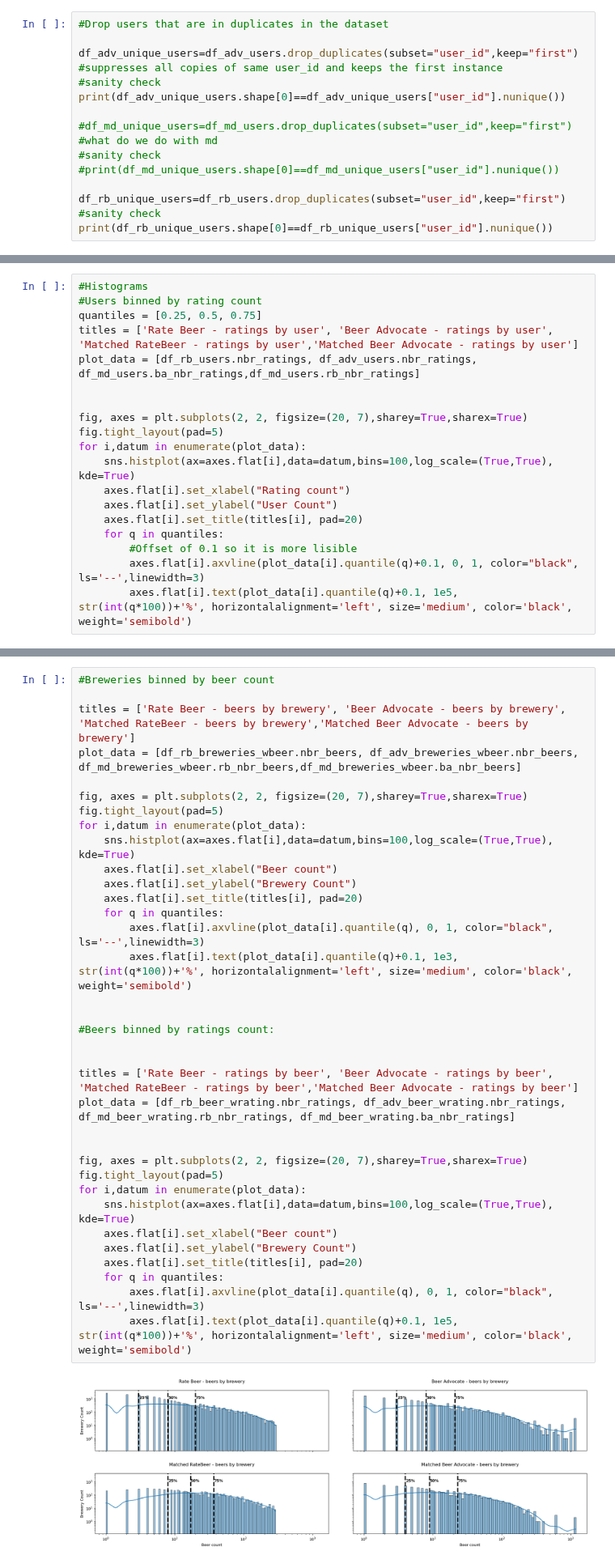
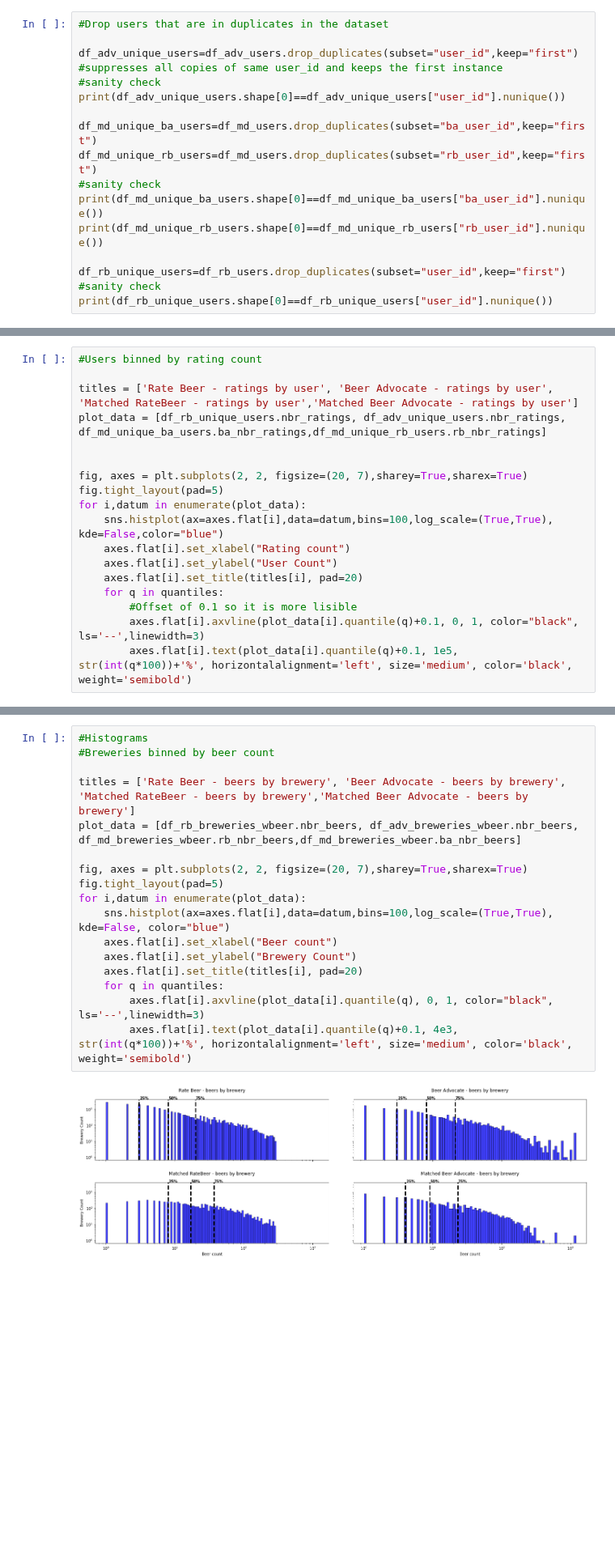
Before and after one commit to epfl-ada/ada-2022-project-hotchocolate, a Jupyter notebook: Notebook.ipynb, the cells around one changed output, grey strips where cells are left out. Shown at 81% size. Cells and saved outputs as stored; diff of their text form; blank space fills up the shorter version.

```diff
--- a/Notebook.ipynb
+++ b/Notebook.ipynb
@@ -224,9 +240,11 @@ df_adv_unique_users=df_adv_users.drop_duplicates(subset="user_id",keep="first")
 #sanity check
 print(df_adv_unique_users.shape[0]==df_adv_unique_users["user_id"].nunique())
 
-#df_md_unique_users=df_md_users.drop_duplicates(subset="user_id",keep="first") #what do we do with md
+df_md_unique_ba_users=df_md_users.drop_duplicates(subset="ba_user_id",keep="first")
+df_md_unique_rb_users=df_md_users.drop_duplicates(subset="rb_user_id",keep="first")
 #sanity check
-#print(df_md_unique_users.shape[0]==df_md_unique_users["user_id"].nunique())
+print(df_md_unique_ba_users.shape[0]==df_md_unique_ba_users["ba_user_id"].nunique())
+print(df_md_unique_rb_users.shape[0]==df_md_unique_rb_users["rb_user_id"].nunique())
 
 df_rb_unique_users=df_rb_users.drop_duplicates(subset="user_id",keep="first")
 #sanity check
@@ -301,15 +389,14 @@ print("{} breweries have been dropped from the RateBeer dataset".format((df_rb_b
 # %%
-#Histograms
 #Users binned by rating count
-quantiles = [0.25, 0.5, 0.75]
+
 titles = ['Rate Beer - ratings by user', 'Beer Advocate - ratings by user', 'Matched RateBeer - ratings by user','Matched Beer Advocate - ratings by user']
-plot_data = [df_rb_users.nbr_ratings, df_adv_users.nbr_ratings, df_md_users.ba_nbr_ratings,df_md_users.rb_nbr_ratings]
+plot_data = [df_rb_unique_users.nbr_ratings, df_adv_unique_users.nbr_ratings, df_md_unique_ba_users.ba_nbr_ratings,df_md_unique_rb_users.rb_nbr_ratings]
 
 
 fig, axes = plt.subplots(2, 2, figsize=(20, 7),sharey=True,sharex=True)
 fig.tight_layout(pad=5)
 for i,datum in enumerate(plot_data):
-    sns.histplot(ax=axes.flat[i],data=datum,bins=100,log_scale=(True,True), kde=True)
+    sns.histplot(ax=axes.flat[i],data=datum,bins=100,log_scale=(True,True), kde=False,color="blue")
     axes.flat[i].set_xlabel("Rating count")
     axes.flat[i].set_ylabel("User Count")
     axes.flat[i].set_title(titles[i], pad=20)
@@ -322,37 +496,19 @@ for i,datum in enumerate(plot_data):
 # %%
+#Histograms
 #Breweries binned by beer count
 
 titles = ['Rate Beer - beers by brewery', 'Beer Advocate - beers by brewery', 'Matched RateBeer - beers by brewery','Matched Beer Advocate - beers by brewery']
 plot_data = [df_rb_breweries_wbeer.nbr_beers, df_adv_breweries_wbeer.nbr_beers, df_md_breweries_wbeer.rb_nbr_beers,df_md_breweries_wbeer.ba_nbr_beers]
 
 fig, axes = plt.subplots(2, 2, figsize=(20, 7),sharey=True,sharex=True)
 fig.tight_layout(pad=5)
 for i,datum in enumerate(plot_data):
-    sns.histplot(ax=axes.flat[i],data=datum,bins=100,log_scale=(True,True), kde=True)
+    sns.histplot(ax=axes.flat[i],data=datum,bins=100,log_scale=(True,True), kde=False, color="blue")
     axes.flat[i].set_xlabel("Beer count")
     axes.flat[i].set_ylabel("Brewery Count")
     axes.flat[i].set_title(titles[i], pad=20)
     for q in quantiles:
         axes.flat[i].axvline(plot_data[i].quantile(q), 0, 1, color="black", ls='--',linewidth=3)
-        axes.flat[i].text(plot_data[i].quantile(q)+0.1, 1e3, str(int(q*100))+'%', horizontalalignment='left', size='medium', color='black', weight='semibold')
-
-
-#Beers binned by ratings count:
-
-
-titles = ['Rate Beer - ratings by beer', 'Beer Advocate - ratings by beer', 'Matched RateBeer - ratings by beer','Matched Beer Advocate - ratings by beer']
-plot_data = [df_rb_beer_wrating.nbr_ratings, df_adv_beer_wrating.nbr_ratings, df_md_beer_wrating.rb_nbr_ratings, df_md_beer_wrating.ba_nbr_ratings]
-
-
-fig, axes = plt.subplots(2, 2, figsize=(20, 7),sharey=True,sharex=True)
-fig.tight_layout(pad=5)
-for i,datum in enumerate(plot_data):
-    sns.histplot(ax=axes.flat[i],data=datum,bins=100,log_scale=(True,True), kde=True)
-    axes.flat[i].set_xlabel("Beer count")
-    axes.flat[i].set_ylabel("Brewery Count")
-    axes.flat[i].set_title(titles[i], pad=20)
-    for q in quantiles:
-        axes.flat[i].axvline(plot_data[i].quantile(q), 0, 1, color="black", ls='--',linewidth=3)
-        axes.flat[i].text(plot_data[i].quantile(q)+0.1, 1e5, str(int(q*100))+'%', horizontalalignment='left', size='medium', color='black', weight='semibold')
+        axes.flat[i].text(plot_data[i].quantile(q)+0.1, 4e3, str(int(q*100))+'%', horizontalalignment='left', size='medium', color='black', weight='semibold')
 # %% [output]
-[figure, old version]
+[figure, new version]
```
Also changed, not shown: parts of 25 cells of this notebook.
